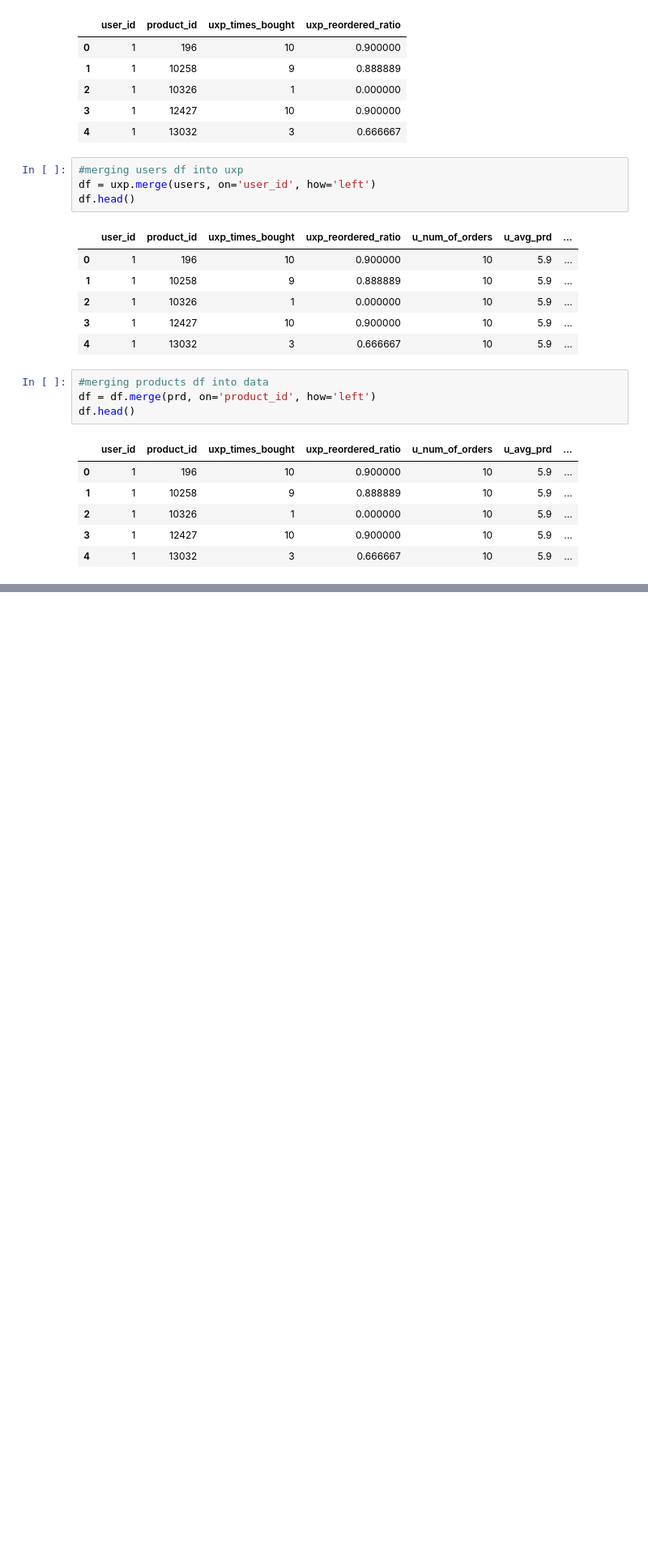
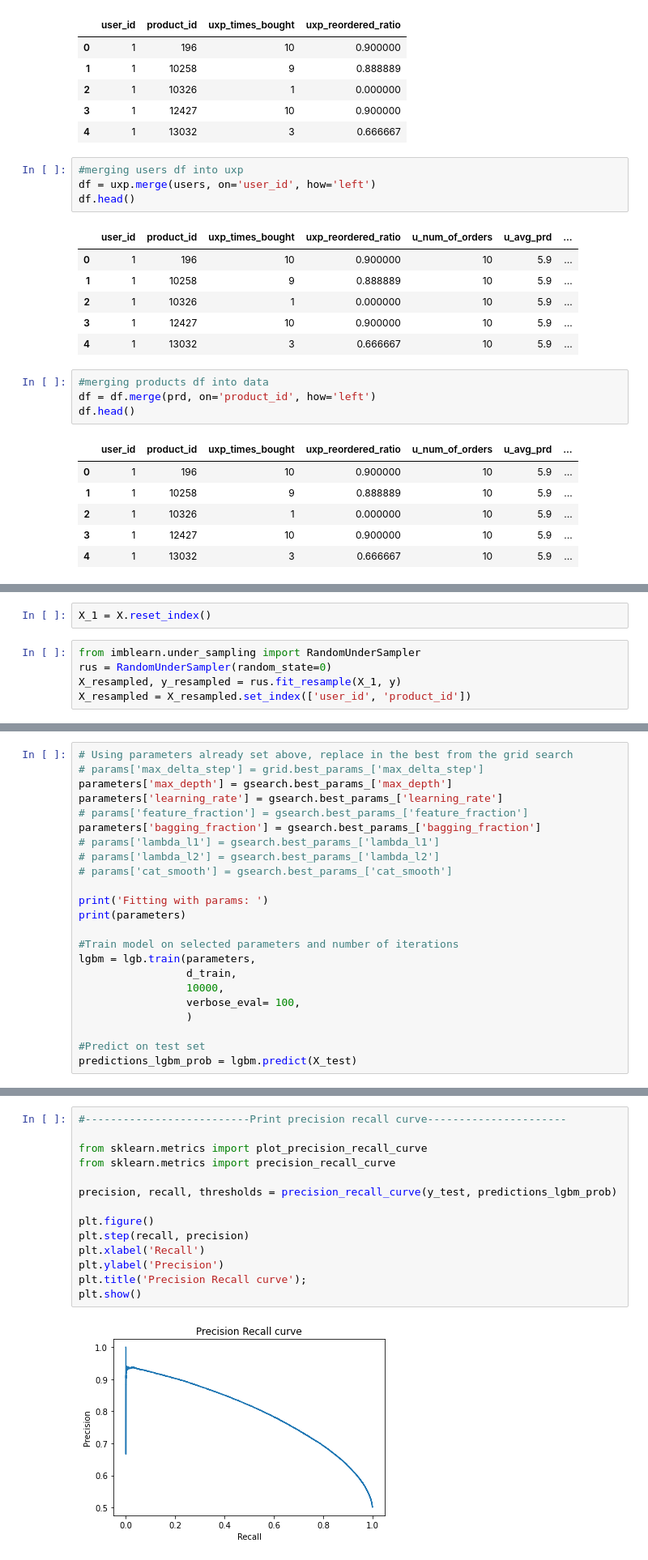
Before and after one commit to islamnusrat/Capstone-3-Instacart_market_basket_analysis, a Jupyter notebook: instacart-basket-feature_eng_and_model.ipynb, the cells around one changed output, grey strips where cells are left out. Shown: that part at 81% size. Drawn from its saved outputs; the diff is of its cells as text; blank space fills up the shorter version.

```diff
--- a/instacart-basket-feature_eng_and_model.ipynb
+++ b/instacart-basket-feature_eng_and_model.ipynb
@@ -787,0 +530,7 @@ accuracy=accuracy_score(y_pred,y_test)
+# %%
+X_1 = X.reset_index()
+# %%
+from imblearn.under_sampling import RandomUnderSampler
+rus = RandomUnderSampler(random_state=0)
+X_resampled, y_resampled = rus.fit_resample(X_1, y)
+X_resampled = X_resampled.set_index(['user_id', 'product_id'])
@@ -787,0 +606,23 @@ accuracy=accuracy_score(y_pred,y_test)
+# %%
+# Using parameters already set above, replace in the best from the grid search
+# params['max_delta_step'] = grid.best_params_['max_delta_step']
+parameters['max_depth'] = gsearch.best_params_['max_depth']
+parameters['learning_rate'] = gsearch.best_params_['learning_rate']
+# params['feature_fraction'] = gsearch.best_params_['feature_fraction']
+parameters['bagging_fraction'] = gsearch.best_params_['bagging_fraction']
+# params['lambda_l1'] = gsearch.best_params_['lambda_l1']
+# params['lambda_l2'] = gsearch.best_params_['lambda_l2']
+# params['cat_smooth'] = gsearch.best_params_['cat_smooth']
+
+print('Fitting with params: ')
+print(parameters)
+
+#Train model on selected parameters and number of iterations
+lgbm = lgb.train(parameters,
+                 d_train,
+                 10000,
+                 verbose_eval= 100,
+                 )
+
+#Predict on test set
+predictions_lgbm_prob = lgbm.predict(X_test)
@@ -787,0 +638,16 @@ accuracy=accuracy_score(y_pred,y_test)
+# %%
+#--------------------------Print precision recall curve----------------------
+
+from sklearn.metrics import plot_precision_recall_curve
+from sklearn.metrics import precision_recall_curve
+
+precision, recall, thresholds = precision_recall_curve(y_test, predictions_lgbm_prob)
+
+plt.figure()
+plt.step(recall, precision)
+plt.xlabel('Recall')
+plt.ylabel('Precision')
+plt.title('Precision Recall curve');
+plt.show()
+# %% [output]
+[figure, added]
```
Also changed, not shown: parts of 163 cells of this notebook, 1 other file.
